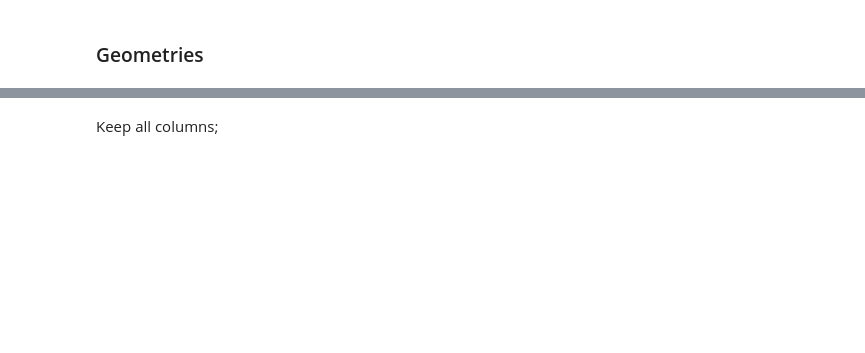
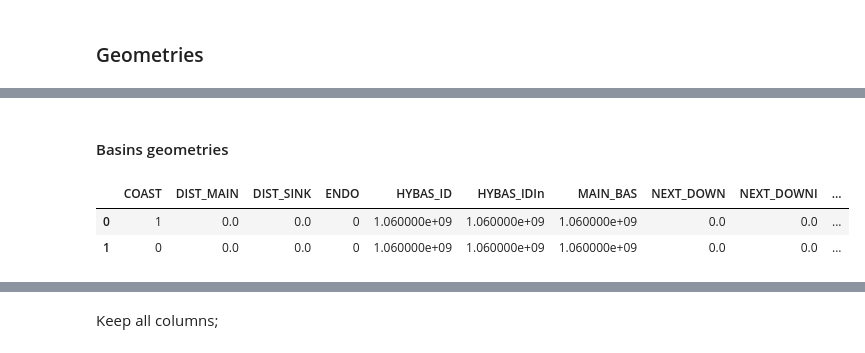
Before and after one commit to resource-watch/notebooks, a Jupyter notebook: Aqueduct/lab/water_risk_cleanup.ipynb, the cells around one changed output, grey strips where cells are left out. Saved outputs shown, nothing was run; the diff lists cells and outputs as text; code cells hidden in the pictures; blank space fills up the shorter version.

```diff
--- a/Aqueduct/lab/water_risk_cleanup.ipynb
+++ b/Aqueduct/lab/water_risk_cleanup.ipynb
@@ -141,3 +160,13 @@ geoInData.head(2)
+# %% [markdown]
+#### Basins geometries
+# %%
+geoInData = gpd.read_file(base_path+'/work/data/aqueduct/data_source/aqueduct/v3/toAlicia/shape/hybas_merged_custom_level6_V01.shp')
+
+display(geoInData.head(2))
+# %% [output]
+|  | COAST | DIST_MAIN | DIST_SINK | ENDO | HYBAS_ID | HYBAS_IDIn | MAIN_BAS | NEXT_DOWN | NEXT_DOWNI | ... |
+| 0 | 1 | 0.0 | 0.0 | 0 | 1.060000e+09 | 1.060000e+09 | 1.060000e+09 | 0.0 | 0.0 | ... |
+| 1 | 0 | 0.0 | 0.0 | 0 | 1.060000e+09 | 1.060000e+09 | 1.060000e+09 | 0.0 | 0.0 | ... |
 # %%
 #geoInData.plot()
 # %%
```
Also changed, not shown: parts of 37 cells of this notebook.
